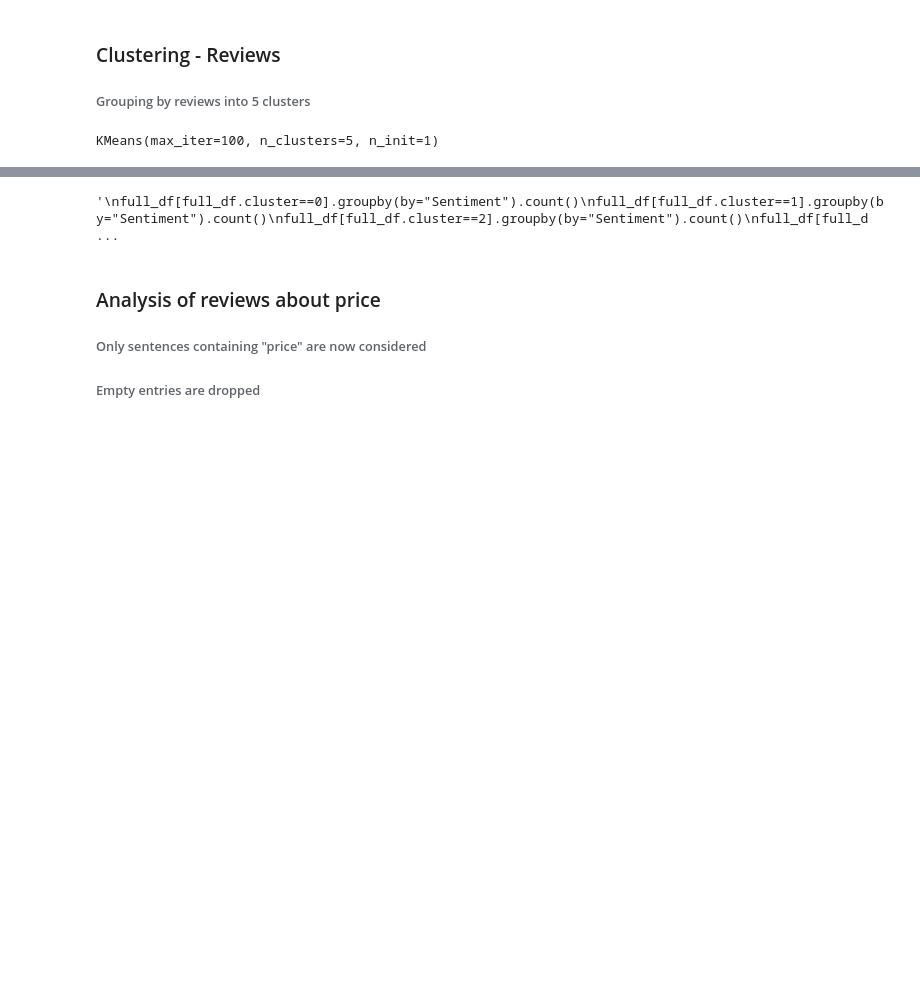
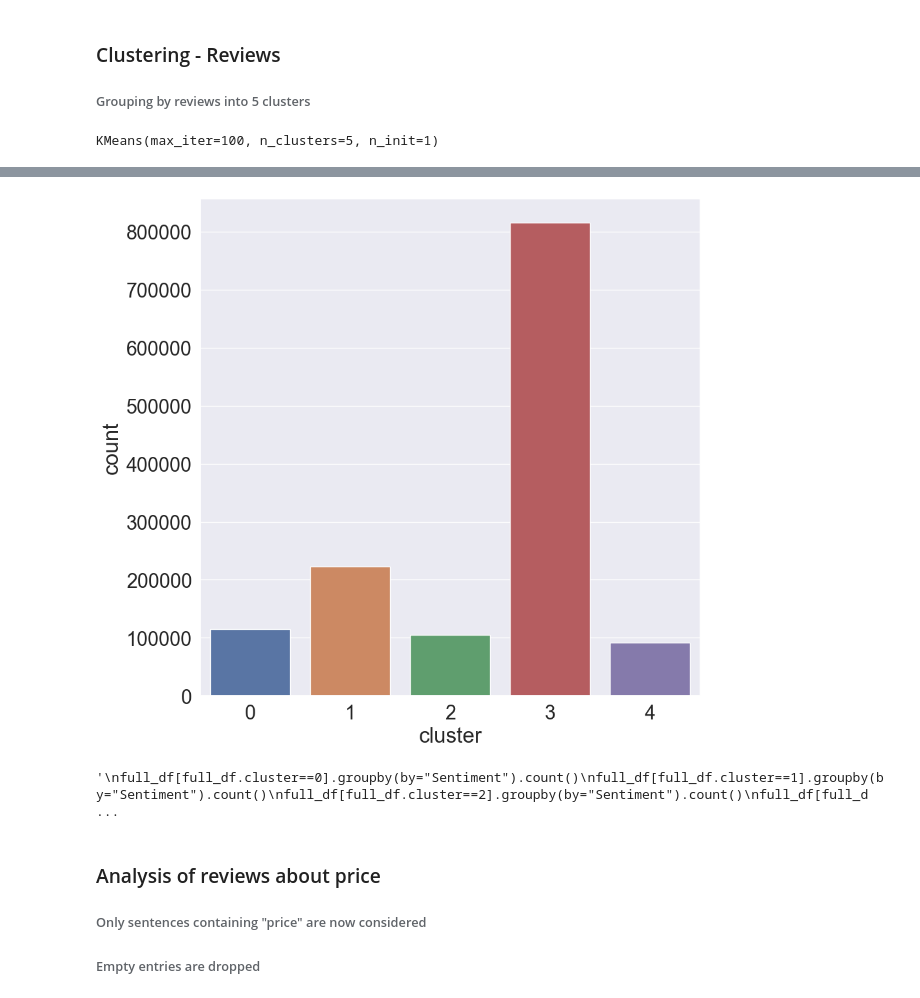
Before and after one commit to AndreaCamilloni/DM2583-project, a Jupyter notebook: notebook.ipynb, the cells around one changed output, grey strips where cells are left out. Saved outputs shown, nothing was run; the diff lists cells and outputs as text; code cells hidden in the pictures; blank space fills up the shorter version.

Commit message:
fix plot clusters

```diff
--- a/notebook.ipynb
+++ b/notebook.ipynb
@@ -223,10 +223,14 @@ Cluster 0:
 -------------------------------
 # %%
+sns.countplot(x='cluster', data=full_df)
+plt.show()
 #import seaborn as sns
 #for c in range(5):
 #  sns.countplot(x='Sentiment', data=full_df[full_df['cluster']==c]).set(title=c)
 #  plt.show()
 #sns.set(rc={'figure.figsize':(10, 10)}, font_scale = 2)
+# %% [output]
+[figure, added]
 # %%
 
 """
```
Also changed, not shown: parts of 19 cells of this notebook.
